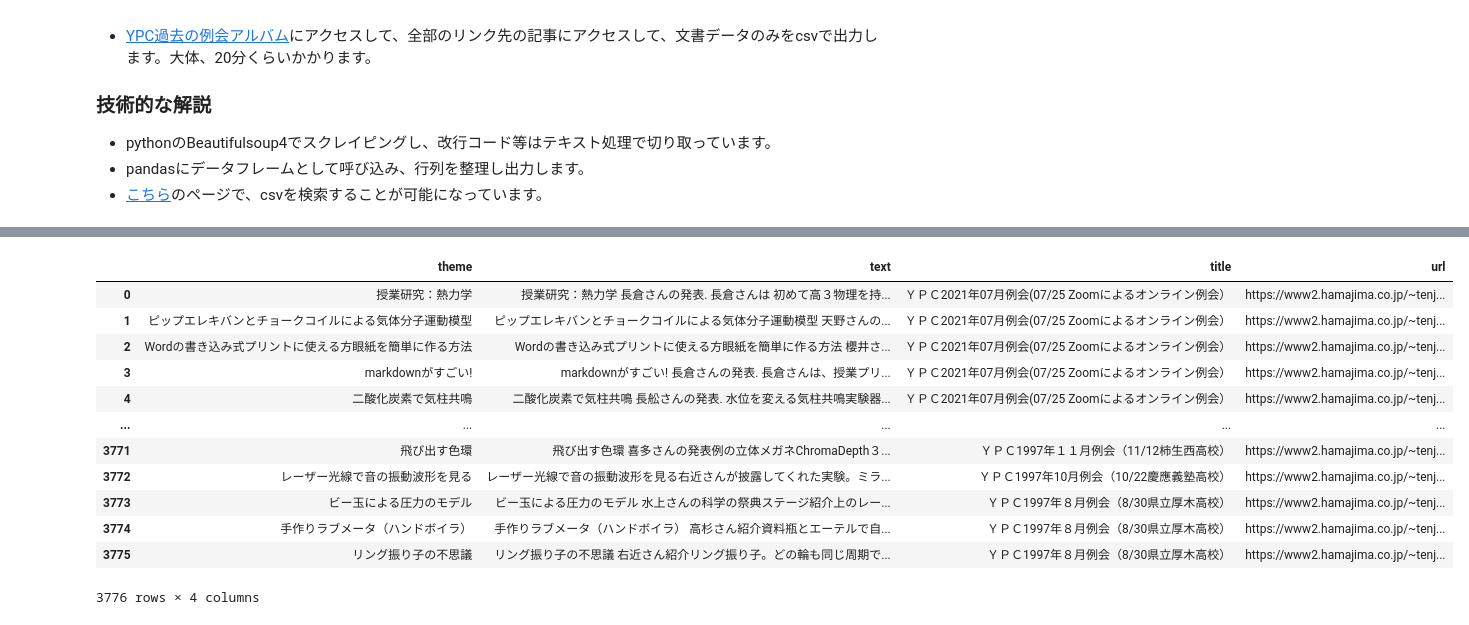
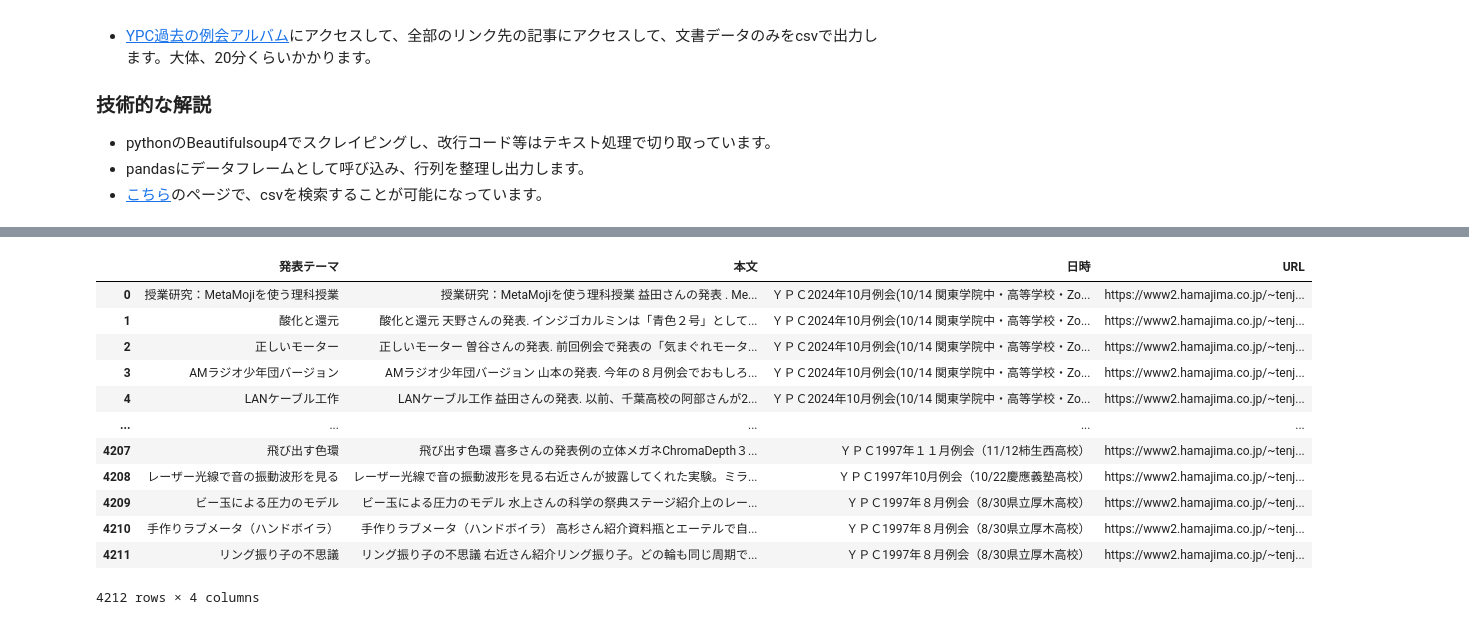
Before and after one commit to phys-ken/ypc_database, a Jupyter notebook: ypc_database_tool.ipynb, the cells around one changed output, grey strips where cells are left out. Drawn from its saved outputs; the diff is of its cells as text; code cells hidden in the pictures.

```diff
--- a/ypc_database_tool.ipynb
+++ b/ypc_database_tool.ipynb
@@ -80,31 +80,31 @@ print("スクレイピングが終了しました。")
 # %%
 #空のデータフレームをはじめに作って、そこにどんどん結合していく
 import pandas as pd
 df = pd.DataFrame()
 
 for i in range(len(url_list)):
-    df_tmp = pd.DataFrame(url_list[i][2],columns=["theme","text"])
-    df_tmp["title"] = url_list[i][0]
-    df_tmp["url"] = url_list[i][1]
+    df_tmp = pd.DataFrame(url_list[i][2],columns=["発表テーマ","本文"])
+    df_tmp["日時"] = url_list[i][0]
+    df_tmp["URL"] = url_list[i][1]
     df = pd.concat([df,df_tmp])
 
 df = df.reset_index()
 df = df.drop(df.columns[[0]], axis=1)
 df
 # %% [output]
-|  | theme | text | title | url |
-| 0 | 授業研究：熱力学 | 授業研究：熱力学 長倉さんの発表. 長倉さんは 初めて高３物理を持... | ＹＰＣ2021年07月例会(07/25 Zoomによるオンライン例会） | https://www2.hamajima.co.jp/~tenj... |
-| 1 | ピップエレキバンとチョークコイルによる気体分子運動模型 | ピップエレキバンとチョークコイルによる気体分子運動模型 天野さんの... | ＹＰＣ2021年07月例会(07/25 Zoomによるオンライン例会） | https://www2.hamajima.co.jp/~tenj... |
-| 2 | Wordの書き込み式プリントに使える方眼紙を簡単に作る方法 | Wordの書き込み式プリントに使える方眼紙を簡単に作る方法 櫻井さ... | ＹＰＣ2021年07月例会(07/25 Zoomによるオンライン例会） | https://www2.hamajima.co.jp/~tenj... |
-| 3 | markdownがすごい! | markdownがすごい! 長倉さんの発表. 長倉さんは、授業プリ... | ＹＰＣ2021年07月例会(07/25 Zoomによるオンライン例会） | https://www2.hamajima.co.jp/~tenj... |
-| 4 | 二酸化炭素で気柱共鳴 | 二酸化炭素で気柱共鳴 長舩さんの発表. 水位を変える気柱共鳴実験器... | ＹＰＣ2021年07月例会(07/25 Zoomによるオンライン例会） | https://www2.hamajima.co.jp/~tenj... |
+|  | 発表テーマ | 本文 | 日時 | URL |
+| 0 | 授業研究：MetaMojiを使う理科授業 | 授業研究：MetaMojiを使う理科授業 益田さんの発表 . Me... | ＹＰＣ2024年10月例会(10/14 関東学院中・高等学校・Zo... | https://www2.hamajima.co.jp/~tenj... |
+| 1 | 酸化と還元 | 酸化と還元 天野さんの発表. インジゴカルミンは「青色２号」として... | ＹＰＣ2024年10月例会(10/14 関東学院中・高等学校・Zo... | https://www2.hamajima.co.jp/~tenj... |
+| 2 | 正しいモーター | 正しいモーター 曽谷さんの発表. 前回例会で発表の「気まぐれモータ... | ＹＰＣ2024年10月例会(10/14 関東学院中・高等学校・Zo... | https://www2.hamajima.co.jp/~tenj... |
+| 3 | AMラジオ少年団バージョン | AMラジオ少年団バージョン 山本の発表. 今年の８月例会でおもしろ... | ＹＰＣ2024年10月例会(10/14 関東学院中・高等学校・Zo... | https://www2.hamajima.co.jp/~tenj... |
+| 4 | LANケーブル工作 | LANケーブル工作 益田さんの発表. 以前、千葉高校の阿部さんが2... | ＹＰＣ2024年10月例会(10/14 関東学院中・高等学校・Zo... | https://www2.hamajima.co.jp/~tenj... |
 | ... | ... | ... | ... | ... |
-| 3771 | 飛び出す色環 | 飛び出す色環 喜多さんの発表例の立体メガネChromaDepth３... | ＹＰＣ1997年１１月例会（11/12柿生西高校） | https://www2.hamajima.co.jp/~tenj... |
-| 3772 | レーザー光線で音の振動波形を見る | レーザー光線で音の振動波形を見る右近さんが披露してくれた実験。ミラ... | ＹＰＣ1997年10月例会（10/22慶應義塾高校） | https://www2.hamajima.co.jp/~tenj... |
-| 3773 | ビー玉による圧力のモデル | ビー玉による圧力のモデル 水上さんの科学の祭典ステージ紹介上のレー... | ＹＰＣ1997年８月例会（8/30県立厚木高校） | https://www2.hamajima.co.jp/~tenj... |
-| 3774 | 手作りラブメータ（ハンドボイラ） | 手作りラブメータ（ハンドボイラ） 高杉さん紹介資料瓶とエーテルで自... | ＹＰＣ1997年８月例会（8/30県立厚木高校） | https://www2.hamajima.co.jp/~tenj... |
-| 3775 | リング振り子の不思議 | リング振り子の不思議 右近さん紹介リング振り子。どの輪も同じ周期で... | ＹＰＣ1997年８月例会（8/30県立厚木高校） | https://www2.hamajima.co.jp/~tenj... |
+| 4207 | 飛び出す色環 | 飛び出す色環 喜多さんの発表例の立体メガネChromaDepth３... | ＹＰＣ1997年１１月例会（11/12柿生西高校） | https://www2.hamajima.co.jp/~tenj... |
+| 4208 | レーザー光線で音の振動波形を見る | レーザー光線で音の振動波形を見る右近さんが披露してくれた実験。ミラ... | ＹＰＣ1997年10月例会（10/22慶應義塾高校） | https://www2.hamajima.co.jp/~tenj... |
+| 4209 | ビー玉による圧力のモデル | ビー玉による圧力のモデル 水上さんの科学の祭典ステージ紹介上のレー... | ＹＰＣ1997年８月例会（8/30県立厚木高校） | https://www2.hamajima.co.jp/~tenj... |
+| 4210 | 手作りラブメータ（ハンドボイラ） | 手作りラブメータ（ハンドボイラ） 高杉さん紹介資料瓶とエーテルで自... | ＹＰＣ1997年８月例会（8/30県立厚木高校） | https://www2.hamajima.co.jp/~tenj... |
+| 4211 | リング振り子の不思議 | リング振り子の不思議 右近さん紹介リング振り子。どの輪も同じ周期で... | ＹＰＣ1997年８月例会（8/30県立厚木高校） | https://www2.hamajima.co.jp/~tenj... |
-3776 rows × 4 columns
+4212 rows × 4 columns
 # %%
 #タイムスタンプをつけてcsv出力＆ダウンロード
 import datetime
```
Also changed, not shown: parts of 2 cells of this notebook.
